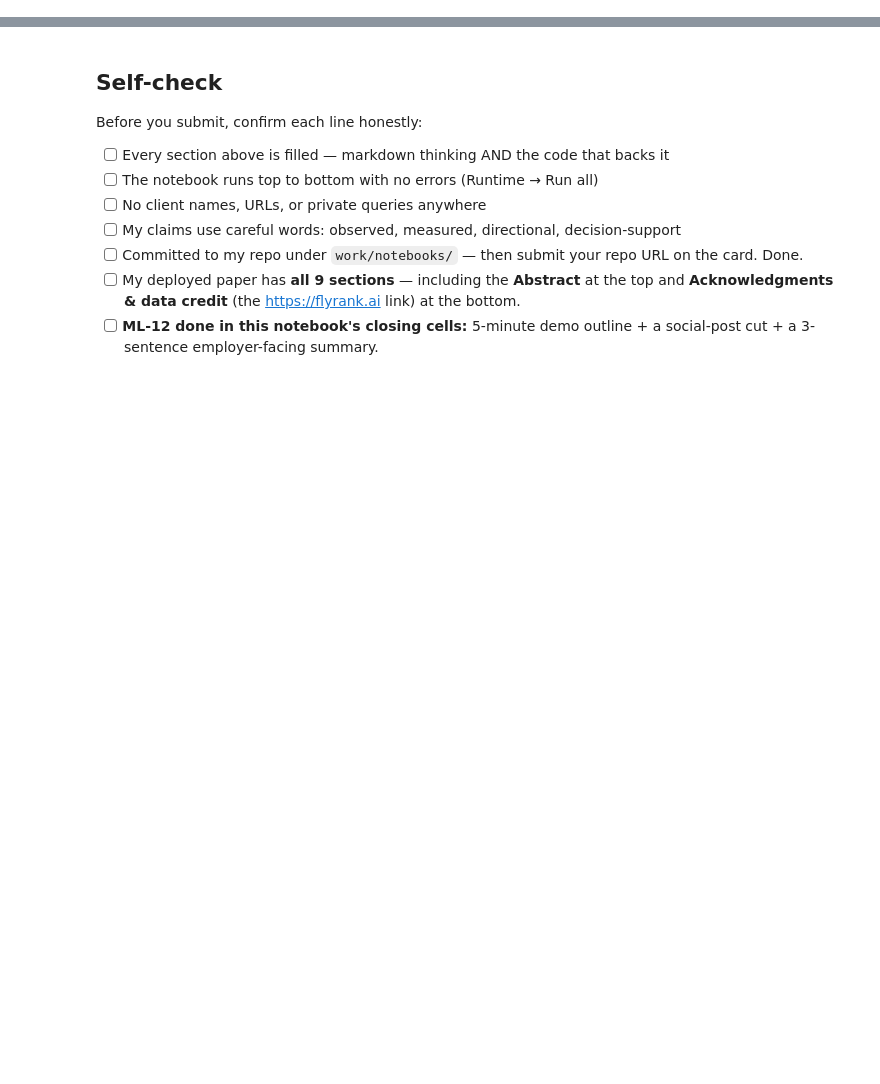
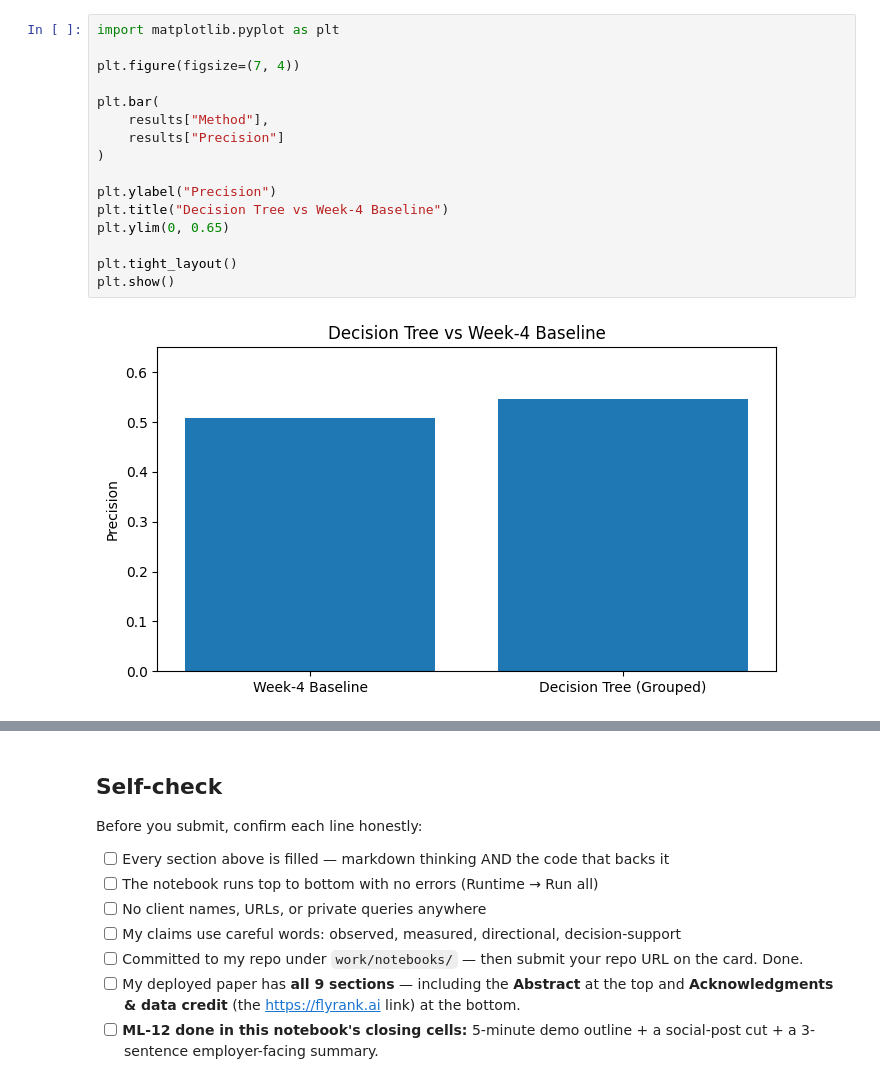
Before and after one commit to ayaahmed571/Flyrank-ml-internship, a Jupyter notebook: work/notebooks/capstone.ipynb, the cells around one changed output, grey strips where cells are left out. Cells and saved outputs as stored; diff of their text form; blank space fills up the shorter version.

```diff
--- a/work/notebooks/capstone.ipynb
+++ b/work/notebooks/capstone.ipynb
@@ -36,0 +419,18 @@ This skeleton is yours to fill. Work the sections **in order** — each one has
+# %%
+import matplotlib.pyplot as plt
+
+plt.figure(figsize=(7, 4))
+
+plt.bar(
+    results["Method"],
+    results["Precision"]
+)
+
+plt.ylabel("Precision")
+plt.title("Decision Tree vs Week-4 Baseline")
+plt.ylim(0, 0.65)
+
+plt.tight_layout()
+plt.show()
+# %% [output]
+[figure, added]
```
Also changed, not shown: parts of 25 cells of this notebook.
